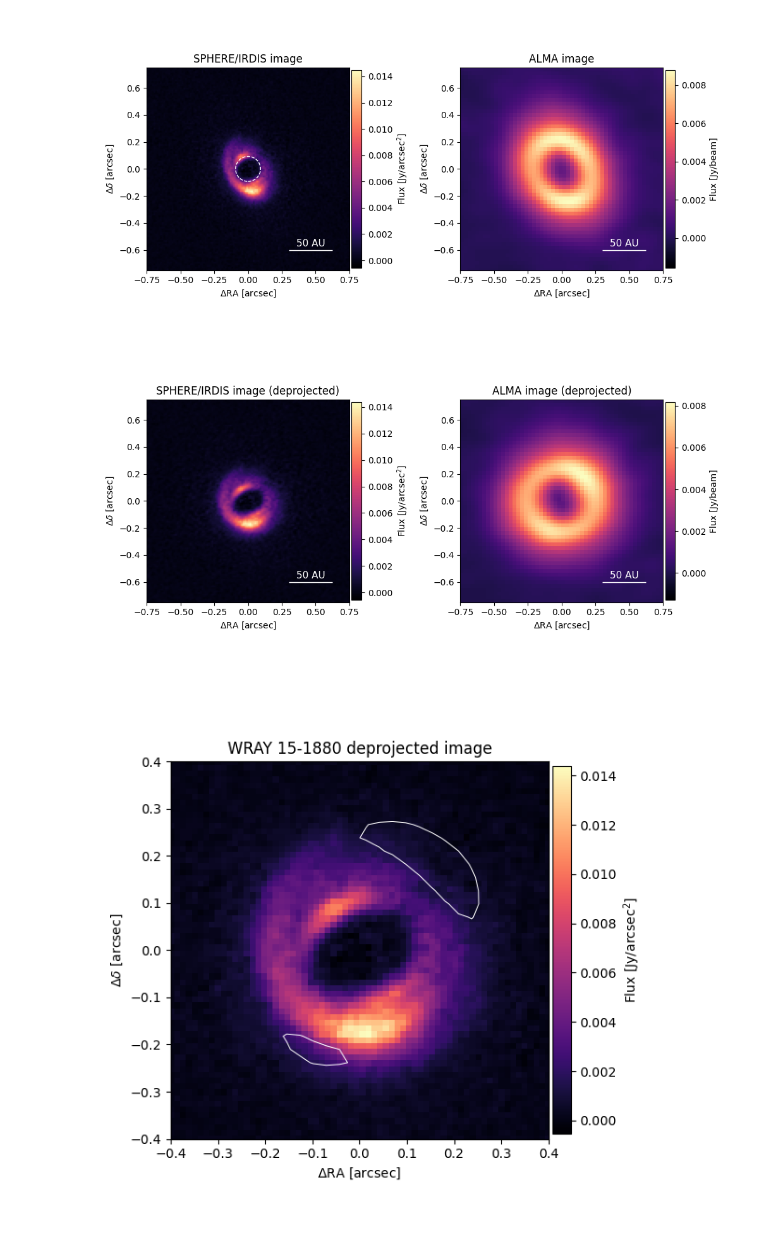
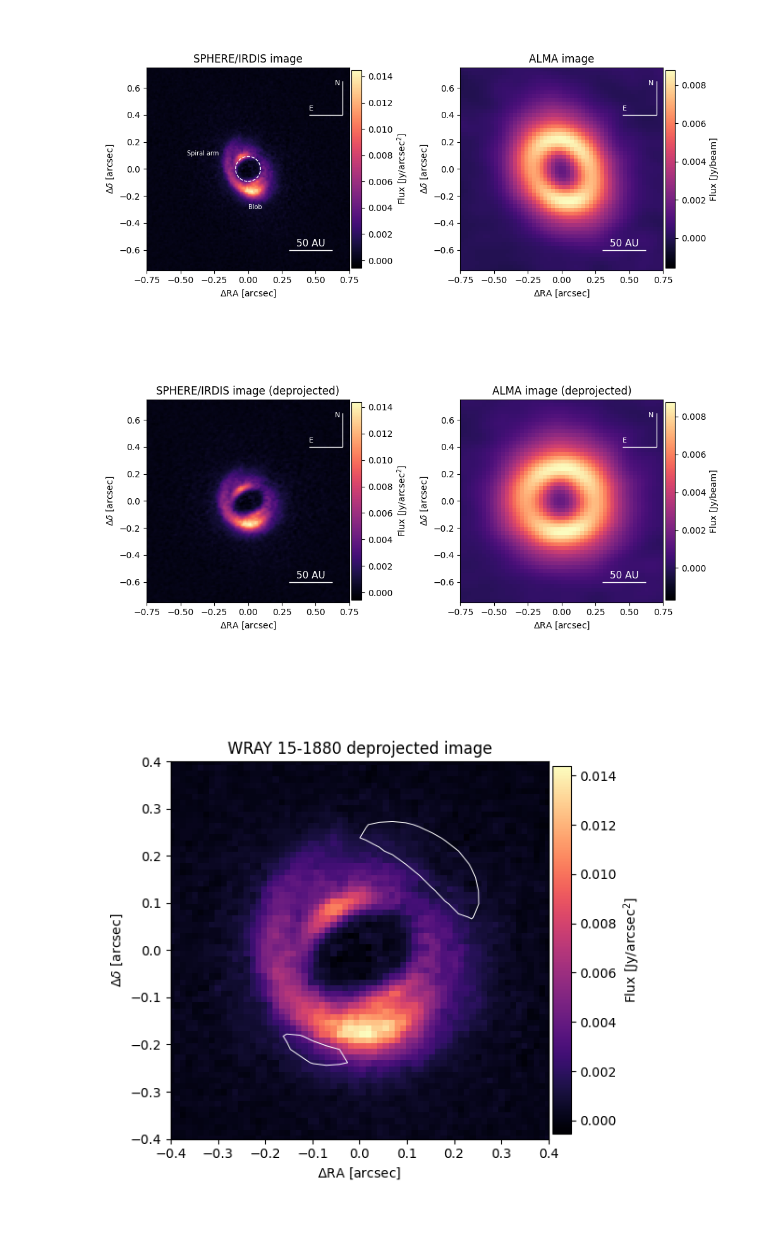
Before and after one commit to enricogrippi/disk_analysis, a Jupyter notebook: ALMA+SPHERE.ipynb, the cells around one changed output. Drawn from its saved outputs; the diff is of its cells as text; code cells hidden in the pictures.

```diff
--- a/ALMA+SPHERE.ipynb
+++ b/ALMA+SPHERE.ipynb
@@ -55,6 +55,12 @@ scale_bar = patches.Rectangle(
     linewidth=1, edgecolor='white', facecolor='white'
 )
 
+def add_axes(ax, axes_origin_x=0.7, axes_origin_y=0.4, axes_length=0.25, axes_width=0.0004):
+    ax.add_patch(patches.Rectangle((axes_origin_x, axes_origin_y), axes_width, axes_length, linewidth=1, edgecolor='white', facecolor='white'))
+    ax.add_patch(patches.Rectangle((axes_origin_x - axes_length, axes_origin_y), axes_length, axes_width, linewidth=1, edgecolor='white', facecolor='white'))
+    ax.text(axes_origin_x - 0.06, axes_origin_y + axes_length - 0.03, 'N', size=8, color='white')
+    ax.text(axes_origin_x - axes_length, axes_origin_y + 0.03, 'E', size=8, color='white')
+
 # First subplot
 
 fig, (ax1, ax2) = plt.subplots(1, 2, figsize=(10, 5))
@@ -65,17 +71,9 @@ im1 = ax1.imshow(wray_qphi, origin='lower', cmap='magma', extent=wray_extent)
 cbar1 = fig.colorbar(im1, ax=ax1, fraction=0.046, pad=0.01, label=r"Flux [Jy/arcsec$^2$]")
 ax1.set_xlabel(r'$\Delta$RA [arcsec]')
 ax1.set_ylabel(r'$\Delta\delta$ [arcsec]')
+ax1.add_patch(scale_bar)
+add_axes(ax1)
 
-# Create and add scale bar
-scale_bar = patches.Rectangle(
-    (scale_bar_x, scale_bar_y),   # (x, y) position
-    scale_bar_length,             # width (as)
-    scale_bar_height,             # height (as)
-    linewidth=1, edgecolor='white', facecolor='white'
-)
-ax1.add_patch(scale_bar)
-
-# Add text label
 ax1.text(
     scale_bar_x + scale_bar_length / 2,  # x-center of the bar
     scale_bar_y + 0.01,                  # y-position above the bar
@@ -86,6 +84,8 @@ ax1.text(
     size=11
 )
 
+ax1.text(-0.45, 0.1, 'Spiral arm', size=7, color='white')
+ax1.text(0.0, -0.3, 'Blob', size=7, color='white')
 circle = Circle(xy=(0., 0.), radius=0.0925, edgecolor='white', fill=None, linewidth=1, linestyle='--')
 ax1.add_patch(circle)
 ax1.set_xlim(-0.75, 0.75)
@@ -106,6 +106,7 @@ scale_bar2 = patches.Rectangle(
     linewidth=1, edgecolor='white', facecolor='white'
 )
 ax2.add_patch(scale_bar2)
+add_axes(ax2)
 
 # Add text label
 ax2.text(
@@ -123,7 +124,7 @@ ax2.set_ylim(-0.75, 0.75)
 plt.tight_layout()
 plt.show()
 # %% [output]
-[figure, old version]
+[figure, new version]
 # %%
 # Add a white scale bar (adjust position as needed)
 scale_bar_length = 0.3247  # as
@@ -149,6 +150,7 @@ im1 = ax1.imshow(wray_qphi_d, origin='lower', cmap='magma', extent=wray_extent)
 cbar1 = fig.colorbar(im1, ax=ax1, fraction=0.046, pad=0.01, label=r"Flux [Jy/arcsec$^2$]")
 ax1.set_xlabel(r'$\Delta$RA [arcsec]')
 ax1.set_ylabel(r'$\Delta\delta$ [arcsec]')
+add_axes(ax1)
 
 # Create scale bar
 scale_bar = patches.Rectangle(
@@ -174,37 +176,38 @@ ax1.set_ylim(-0.75, 0.75)
 
 # Second subplot - ALMA image
 ax2.set_title('ALMA image (deprojected)')
-im2 = ax2.imshow(alma_image_d, origin='lower', cmap='magma', extent=alma_d_extent)
+im2 = ax2.imshow(alma_image_dn, origin='lower', cmap='magma', extent=alma_d_extent)
 cbar2 = fig.colorbar(im2, ax=ax2, fraction=0.046, pad=0.01, label=r"Flux [Jy/beam]")
 ax2.set_xlabel(r'$\Delta$RA [arcsec]')
 ax2.set_ylabel(r'$\Delta\delta$ [arcsec]')
+add_axes(ax2)
 
 # Create a new scale bar for the second plot (can't reuse the same patch object)
 scale_bar2 = patches.Rectangle(
     (scale_bar_x, scale_bar_y),   # (x, y) position
     scale_bar_length,             # width (as)
     scale_bar_height,             # height (as)
     linewidth=1, edgecolor='white', facecolor='white'
 )
 ax2.add_patch(scale_bar2)
 
 # Add text label
 ax2.text(
     scale_bar_x + scale_bar_length / 2,  # x-center of the bar
     scale_bar_y + 0.01,                  # y-position above the bar
     "50 AU",
     color='white',
     ha='center',
     va='bottom',
     size=11
 )
 ax2.set_xlim(-0.75, 0.75)
 ax2.set_ylim(-0.75, 0.75)
 
 plt.tight_layout()
 plt.show()
 # %% [output]
-[figure, old version]
+[figure, new version]
 # %%
 manual_levels = [0.0075]
 fig, ax = plt.subplots(figsize=(6,6))
```
Also changed, not shown: 9 other files.
